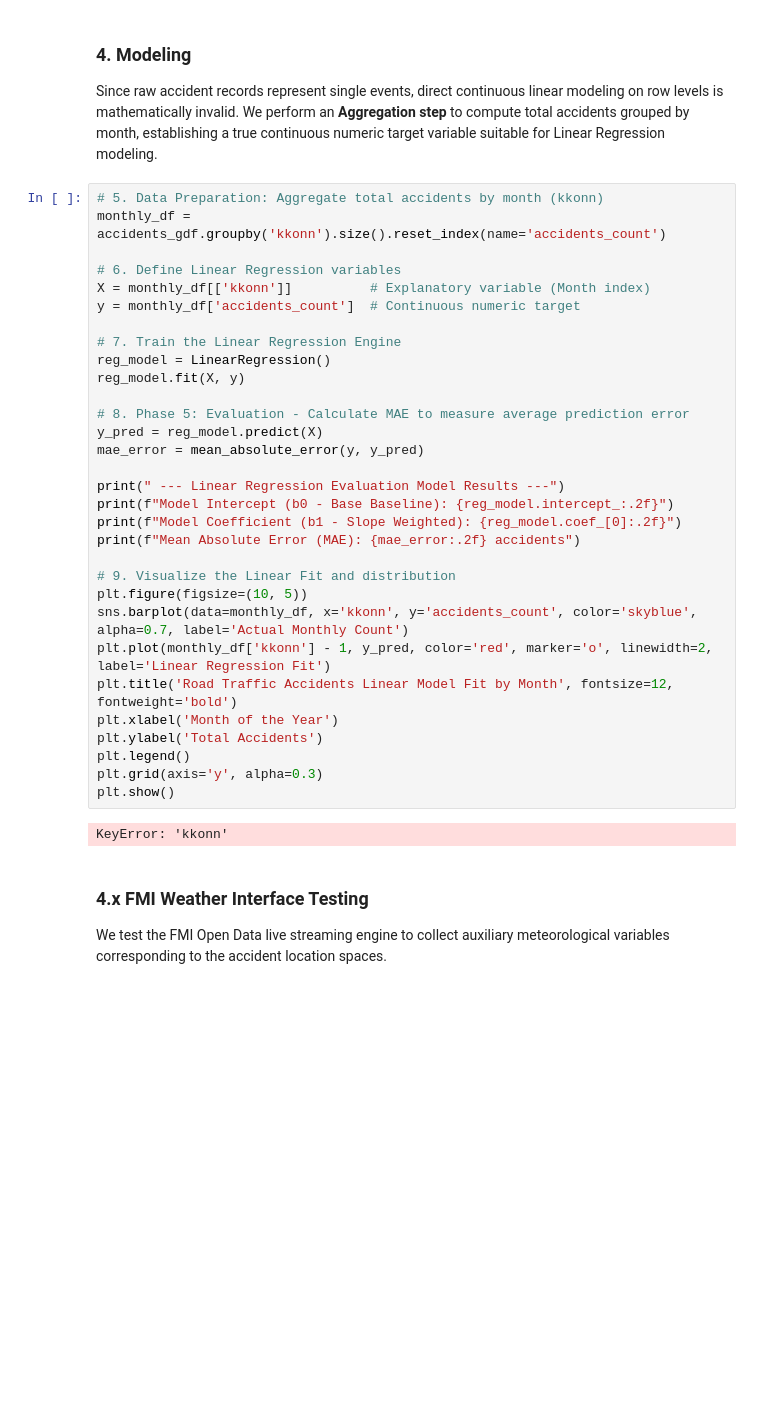
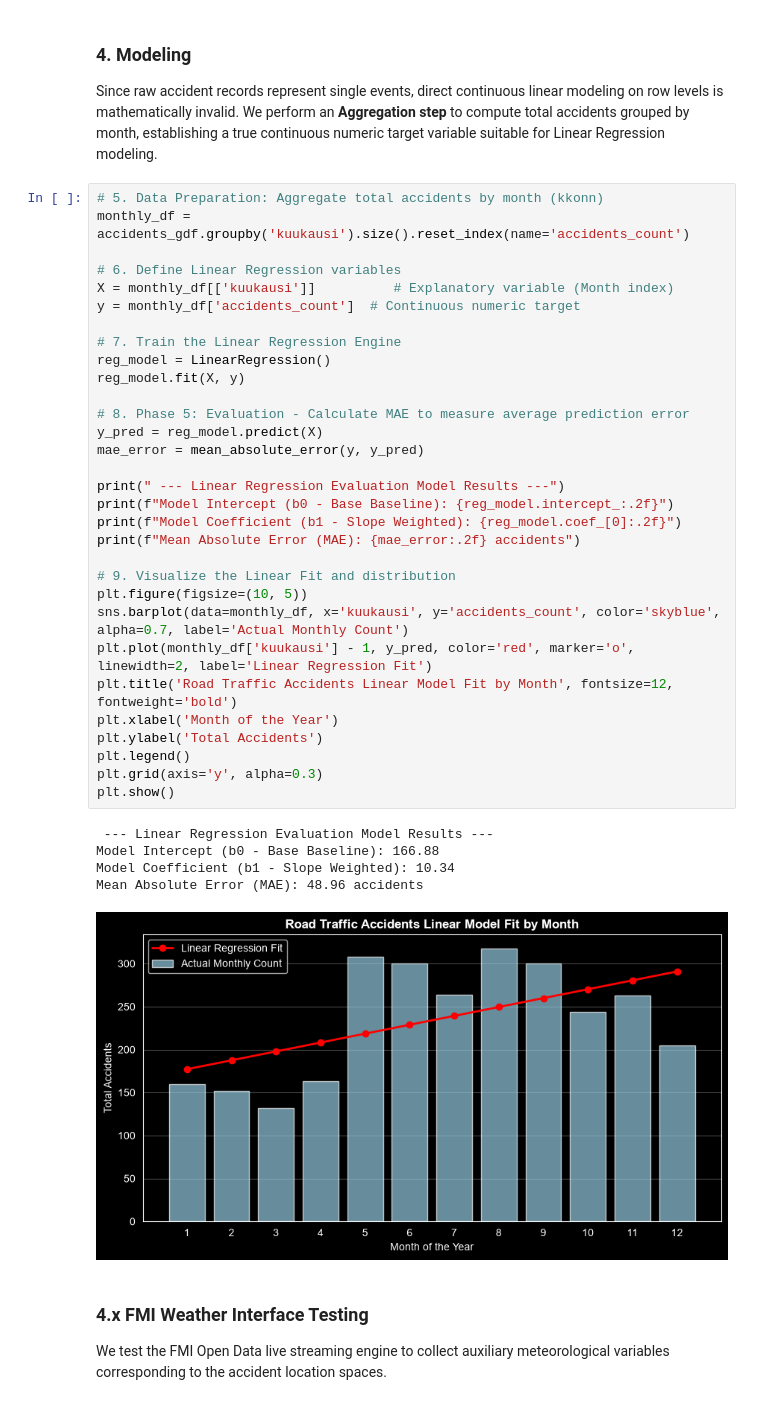
Before and after one commit to TopiAhola/data-and-ml-group5, a Jupyter notebook: project/traffic_accidents_analysis.ipynb, the cells around one changed output. Drawn from its saved outputs; the diff is of its cells as text; blank space fills up the shorter version.

```diff
--- a/project/traffic_accidents_analysis.ipynb
+++ b/project/traffic_accidents_analysis.ipynb
@@ -241,37 +241,41 @@ def hour_from_noon(hour):
 Since raw accident records represent single events, direct continuous linear modeling on row levels is mathematically invalid. We perform an **Aggregation step** to compute total accidents grouped by month, establishing a true continuous numeric target variable suitable for Linear Regression modeling.
 # %%
 # 5. Data Preparation: Aggregate total accidents by month (kkonn)
-monthly_df = accidents_gdf.groupby('kkonn').size().reset_index(name='accidents_count')
+monthly_df = accidents_gdf.groupby('kuukausi').size().reset_index(name='accidents_count')
 
 # 6. Define Linear Regression variables
-X = monthly_df[['kkonn']]          # Explanatory variable (Month index)
+X = monthly_df[['kuukausi']]          # Explanatory variable (Month index)
 y = monthly_df['accidents_count']  # Continuous numeric target
 
 # 7. Train the Linear Regression Engine
 reg_model = LinearRegression()
 reg_model.fit(X, y)
 
 # 8. Phase 5: Evaluation - Calculate MAE to measure average prediction error
 y_pred = reg_model.predict(X)
 mae_error = mean_absolute_error(y, y_pred)
 
 print(" --- Linear Regression Evaluation Model Results ---")
 print(f"Model Intercept (b0 - Base Baseline): {reg_model.intercept_:.2f}")
 print(f"Model Coefficient (b1 - Slope Weighted): {reg_model.coef_[0]:.2f}")
 print(f"Mean Absolute Error (MAE): {mae_error:.2f} accidents")
 
 # 9. Visualize the Linear Fit and distribution
 plt.figure(figsize=(10, 5))
-sns.barplot(data=monthly_df, x='kkonn', y='accidents_count', color='skyblue', alpha=0.7, label='Actual Monthly Count')
-plt.plot(monthly_df['kkonn'] - 1, y_pred, color='red', marker='o', linewidth=2, label='Linear Regression Fit')
+sns.barplot(data=monthly_df, x='kuukausi', y='accidents_count', color='skyblue', alpha=0.7, label='Actual Monthly Count')
+plt.plot(monthly_df['kuukausi'] - 1, y_pred, color='red', marker='o', linewidth=2, label='Linear Regression Fit')
 plt.title('Road Traffic Accidents Linear Model Fit by Month', fontsize=12, fontweight='bold')
 plt.xlabel('Month of the Year')
 plt.ylabel('Total Accidents')
 plt.legend()
 plt.grid(axis='y', alpha=0.3)
 plt.show()
 # %% [output]
-KeyError: 'kkonn'
+ --- Linear Regression Evaluation Model Results ---
+Model Intercept (b0 - Base Baseline): 166.88
+Model Coefficient (b1 - Slope Weighted): 10.34
+Mean Absolute Error (MAE): 48.96 accidents
+[figure, added]
 # %% [markdown]
 ### 4.x FMI Weather Interface Testing
 We test the FMI Open Data live streaming engine to collect auxiliary meteorological variables corresponding to the accident location spaces.
```
